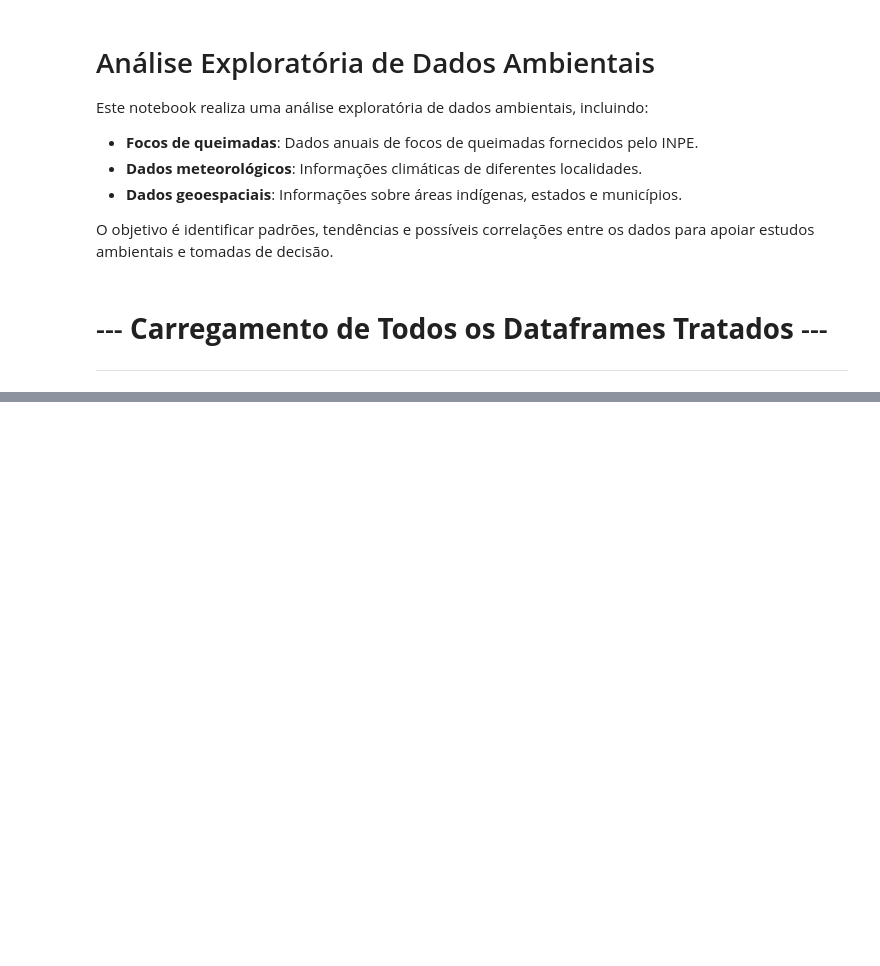
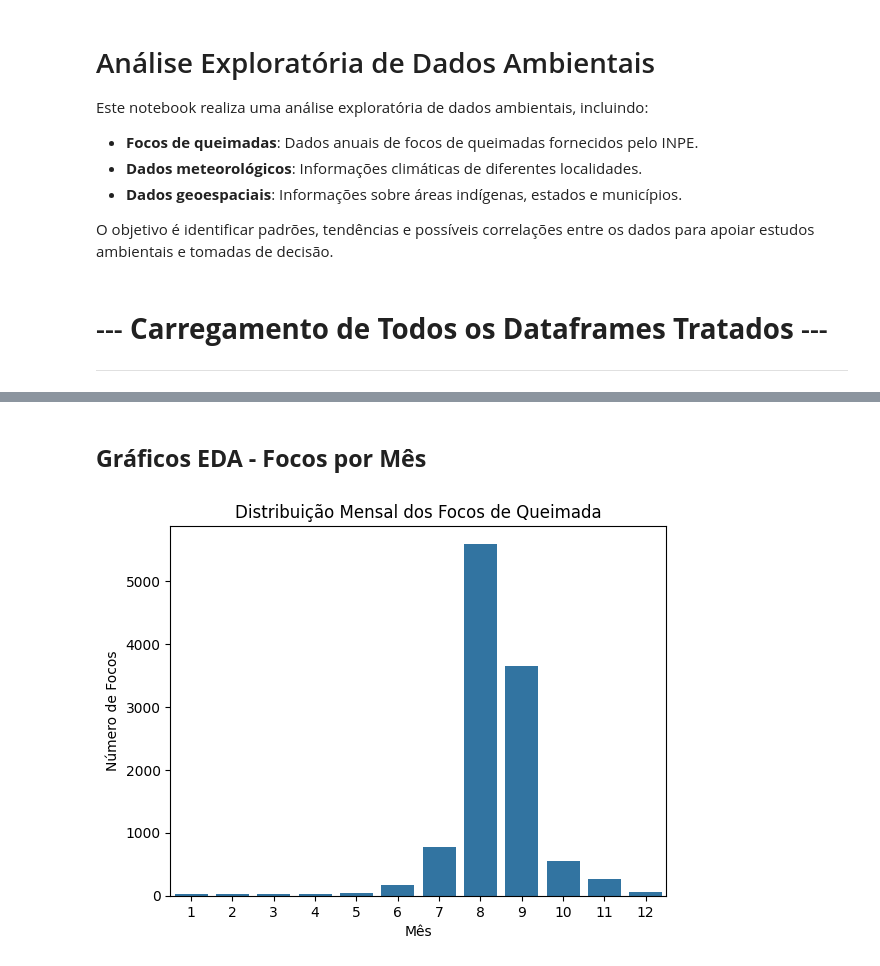
Before and after one commit to 6xAs/sentinela-ambiental, a Jupyter notebook: Notebooks/3_analise_exploratoria_EDA.ipynb, the cells around one changed output, grey strips where cells are left out. Saved outputs shown, nothing was run; the diff lists cells and outputs as text; code cells hidden in the pictures; blank space fills up the shorter version.

```diff
--- a/Notebooks/3_analise_exploratoria_EDA.ipynb
+++ b/Notebooks/3_analise_exploratoria_EDA.ipynb
@@ -87,0 +82,3 @@ ___
+# %%
+df_foc_queimadas_2019['data'] = pd.to_datetime(df_foc_queimadas_2019['data_pas'], errors='coerce')
+df_foc_queimadas_2019.drop(columns=['data_pas'], inplace=True)
@@ -87,0 +130,13 @@ ___
+# %% [markdown]
+## **Gráficos EDA - Focos por Mês**
+# %%
+df_foc_queimadas_2019['mes'] = df_foc_queimadas_2019['data'].dt.month
+df_foc_queimadas_2019['ano'] = df_foc_queimadas_2019['data'].dt.year
+
+sns.countplot(data=df_foc_queimadas_2019, x='mes', order=range(1, 13))
+plt.title('Distribuição Mensal dos Focos de Queimada')
+plt.xlabel('Mês')
+plt.ylabel('Número de Focos')
+plt.show()
+# %% [output]
+[figure, added]
```
Also changed, not shown: parts of 16 cells of this notebook, 2 other files.
